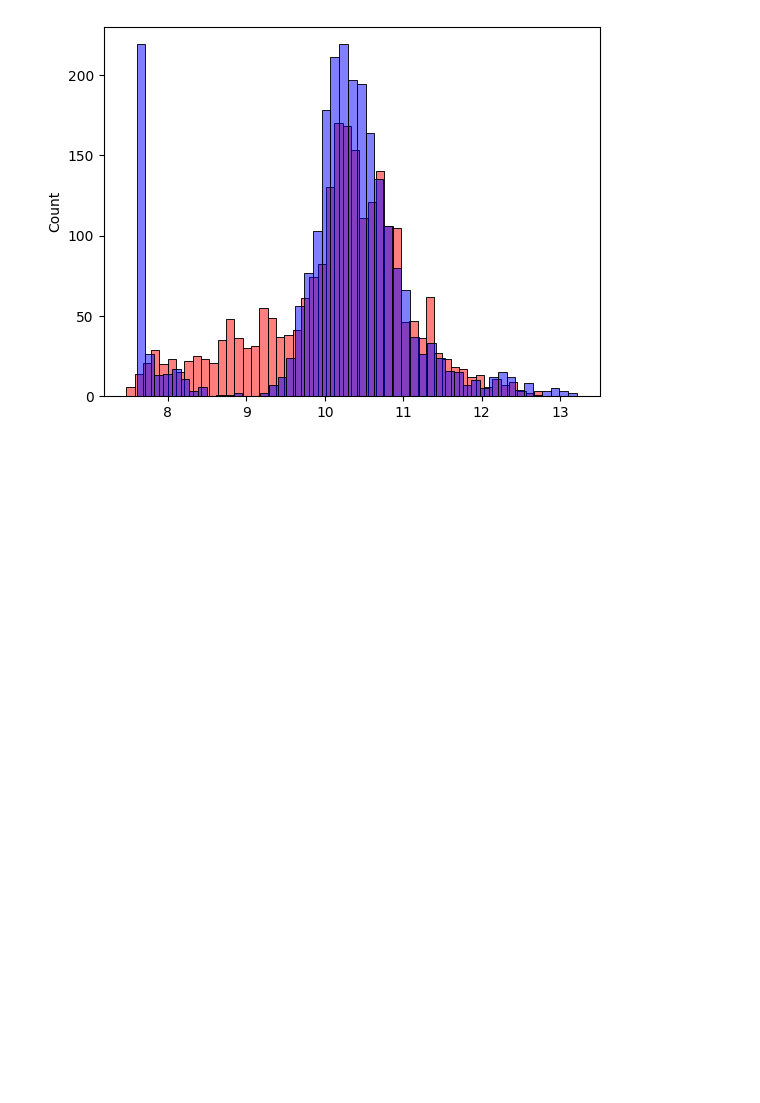
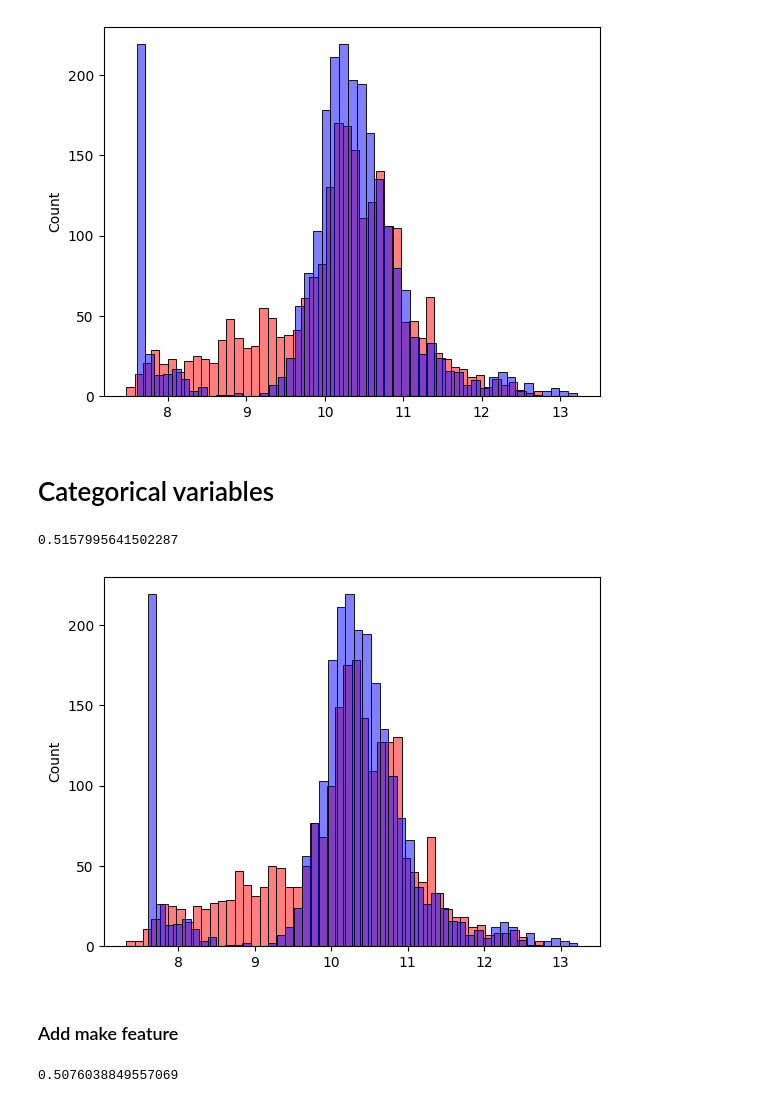
Before and after one commit to aaalexlit/machine-learning-zoomcamp-alex, a Jupyter notebook: 02-regression/carprice-eda-linreg.ipynb, the cells around one changed output. Cells and saved outputs as stored; diff of their text form; code cells hidden in the pictures; blank space fills up the shorter version.

```diff
--- a/02-regression/carprice-eda-linreg.ipynb
+++ b/02-regression/carprice-eda-linreg.ipynb
@@ -305,3 +305,31 @@ y_pred_2, rmse_2 = train_and_calculate_rmse(prepare_X=prepare_X_2)
 plot_pred_vs_true_hist(y_pred=y_pred_2, y_true=y_val)
 # %% [output]
 [figure]
+# %% [markdown]
+# Categorical variables
+# %%
+def prepare_X_3(df):
+    df = df.copy()
+    features = base + ['age']
+
+    df['age'] = dataset_year - df.year
+
+    for v in [2, 3, 4]:
+        df[f'num_doors_{v}'] = (df.number_of_doors == v).astype('int')
+        features.append(f'num_doors_{v}')
+
+    df_num = df[features]
+    df_num = df_num.fillna(0)
+    return df_num.values
+# %%
+y_pred_3, rmse_3 = train_and_calculate_rmse(prepare_X=prepare_X_3)
+# %%
+rmse_3
+# %% [output]
+0.5157995641502287
+# %%
+plot_pred_vs_true_hist(y_pred=y_pred_3, y_true=y_val)
+# %% [output]
+[figure, added]
+# %% [markdown]
+### Add make feature
@@ -307,0 +359,5 @@ plot_pred_vs_true_hist(y_pred=y_pred_2, y_true=y_val)
+# %%
+y_pred_4, rmse_4 = train_and_calculate_rmse(prepare_X=prepare_X_4)
+rmse_4
+# %% [output]
+0.5076038849557069
```
Also changed, not shown: parts of 7 cells of this notebook.
